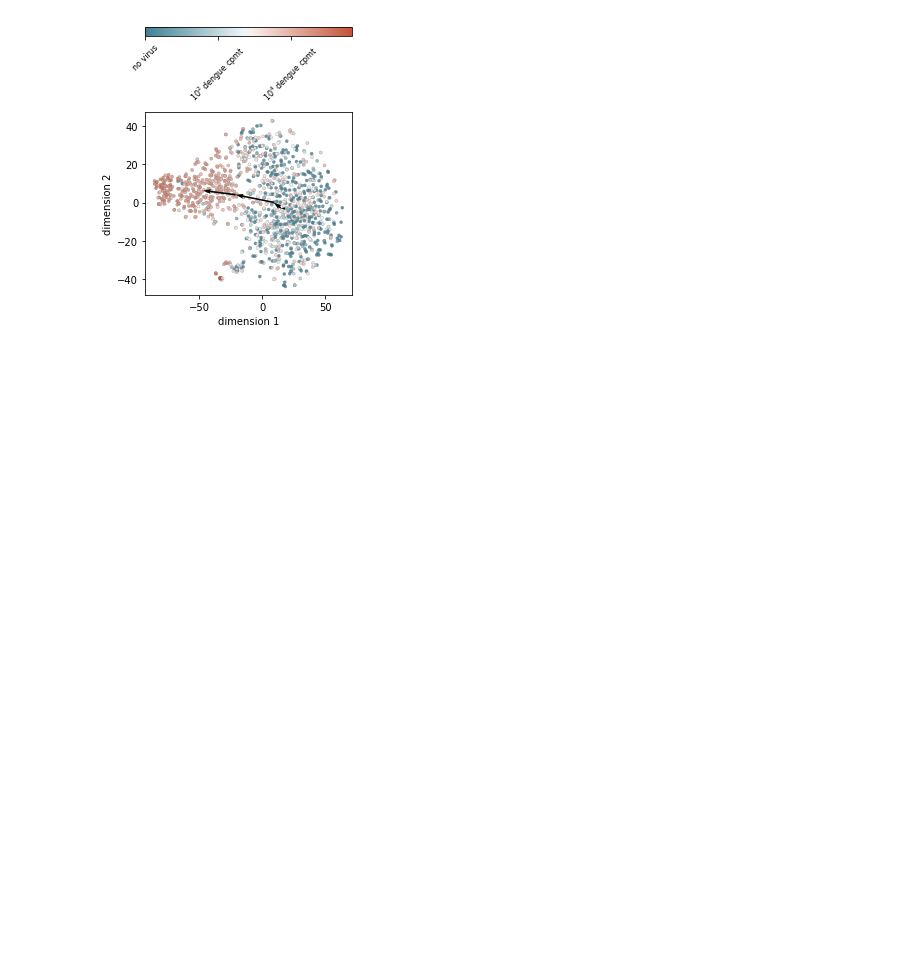
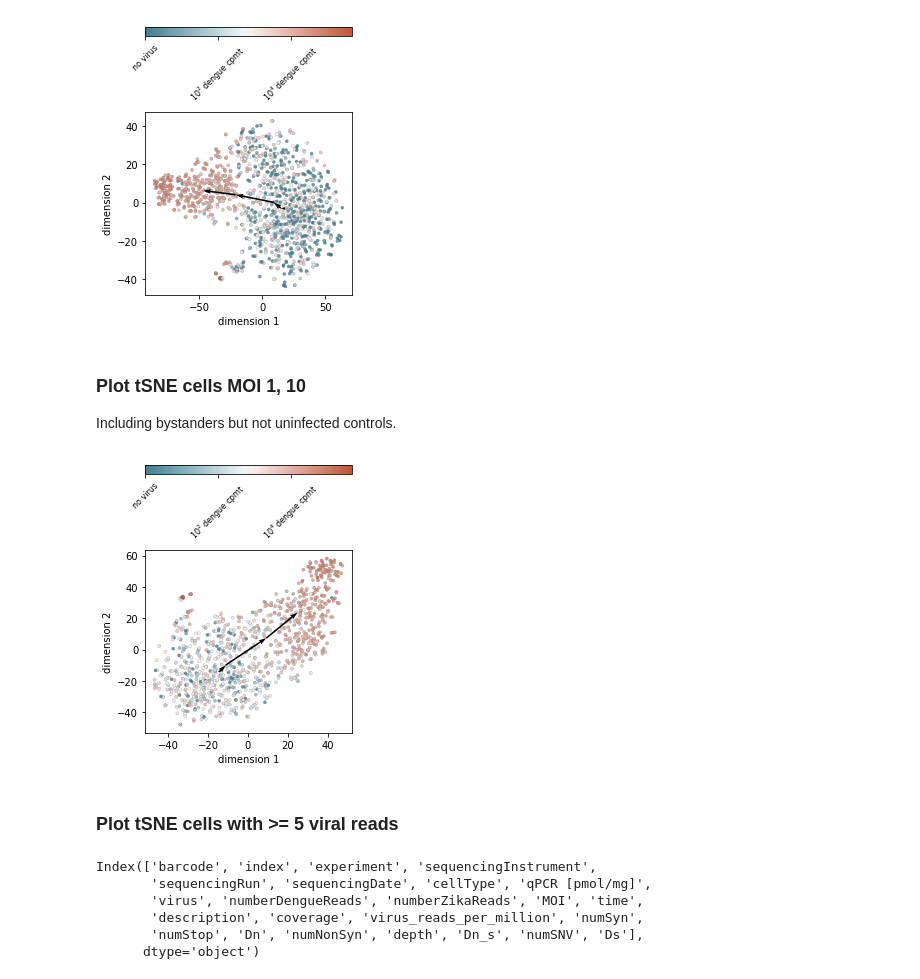
Before and after one commit to felixhol/DENVgen, a Jupyter notebook: tsne/tsne.ipynb, the cells around one changed output. Drawn from its saved outputs; the diff is of its cells as text; code cells hidden in the pictures; blank space fills up the shorter version.

Commit message:
tsne for various subsets of cells, reinjected into the pickle

```diff
--- a/tsne/tsne.ipynb
+++ b/tsne/tsne.ipynb
@@ -73,7 +72,7 @@ dsd.counts = dsd.counts.loc[features]
 dsd.samplesheet['virus_log'] = np.log10(1 + dsd.samplesheet['virus_reads_per_million'])
 # t-SNE is not deterministic, so save to file to make sure we can reproduce
 # the paper figures with variations if needed
-vs_fn = '../data/tsne_coordinates.tsv'
+vs_fn = '../data/tsne_coordinates_allcells.tsv'
 if os.path.isfile(vs_fn):
     vs = pd.read_csv(vs_fn, sep='\t', index_col=0)
 else:
@@ -127,3 +126,79 @@ for virus in ['dengue', 'zika']:
 plt.tight_layout(h_pad=0.5, w_pad=0.1)
 # %% [output]
 [figure]
+# %% [markdown]
+### Plot tSNE cells MOI 1, 10
+Including bystanders but not uninfected controls.
+# %%
+# Plot dimensionality reductions for all genes at the ourskirts of the correlation plot
+dsd = ds.query_samples_by_metadata('MOI in (1, 10)')
+features = cos.index[np.abs(cos).max(axis=1) >= 0.4]
+dsd.counts = dsd.counts.loc[features]
+dsd.samplesheet['virus_log'] = np.log10(1 + dsd.samplesheet['virus_reads_per_million'])
+# t-SNE is not deterministic, so save to file to make sure we can reproduce
+# the paper figures with variations if needed
+vs_fn = '../data/tsne_coordinates_moi1-10.tsv'
+if os.path.isfile(vs_fn):
+    vs = pd.read_csv(vs_fn, sep='\t', index_col=0)
+else:
+    vs = dsd.dimensionality.tsne(perplexity=10)
+    vs.to_csv(vs_fn, sep='\t')
+cmap = sns.diverging_palette(220, 20, as_cmap=True, center='light')
+fig, axs = plt.subplots(
+        nrows=2, ncols=1, figsize=(3.8, 4.5),
+        gridspec_kw={'height_ratios': [1, 20]})
+axs = axs[::-1]
+dsd.plot.scatter_reduced_samples(
+        vs,
+        color_by='virus_log',
+        cmap=cmap,
+        alpha=0.8,
+        ax=axs[0],
+        s=10,
+        lw=.25,
+        edgecolor=[0.4, 0.4, 0.4],
+        zorder=10)
+norm1 = mpl.colors.Normalize(
+        vmin=dsd.samplesheet['virus_log'].values.min(),
+        vmax=dsd.samplesheet['virus_log'].values.max())
+cb1 = mpl.colorbar.ColorbarBase(
+        ax=axs[1], cmap=cmap, norm=norm1, orientation='horizontal')
+cb1.set_ticks([-4, -2, 0, 2, 4])
+cb1.set_ticklabels(
+        ['$10^4$ Zika cpmt', '$10^2$ Zika cpmt', 'no virus',
+         '$10^2$ dengue cpmt', '$10^4$ dengue cpmt'])
+for tkl in cb1.ax.get_xticklabels():
+    tkl.set_rotation(45)
+    tkl.set_fontsize(8)
+axs[0].grid(False)
+
+# Plot mean of samples at increasing viral load
+bins = [0, 30, 200, 1000, 10000, 70000, 500000]
+for virus in ['dengue', 'zika']:
+    ph = dsd.samplesheet['virus_reads_per_million']
+    vi = dsd.samplesheet['virus']
+    vms = pd.concat([vs.loc[
+        (ph >= bins[i]) & (ph < bins[i+2]) & (vi == virus)
+        ].mean(axis=0) for i in range(len(bins) - 2)],
+        axis=1).T
+    x = vms.values[:, 0]
+    y = vms.values[:, 1]
+    axs[0].quiver(
+            x[:-1], y[:-1], x[1:]-x[:-1], y[1:]-y[:-1],
+            scale_units='xy', angles='xy', scale=1,
+            zorder=20)
+
+plt.tight_layout(h_pad=0.5, w_pad=0.1)
+# %% [output]
+[figure, added]
+# %% [markdown]
+### Plot tSNE cells with >= 5 viral reads
+# %%
+ds.samplesheet.columns
+# %% [output]
+Index(['barcode', 'index', 'experiment', 'sequencingInstrument',
+       'sequencingRun', 'sequencingDate', 'cellType', 'qPCR [pmol/mg]',
+       'virus', 'numberDengueReads', 'numberZikaReads', 'MOI', 'time',
+       'description', 'coverage', 'virus_reads_per_million', 'numSyn',
+       'numStop', 'Dn', 'numNonSyn', 'depth', 'Dn_s', 'numSNV', 'Ds'],
+      dtype='object')
```
Also changed, not shown: parts of 6 cells of this notebook, 3 other files.
